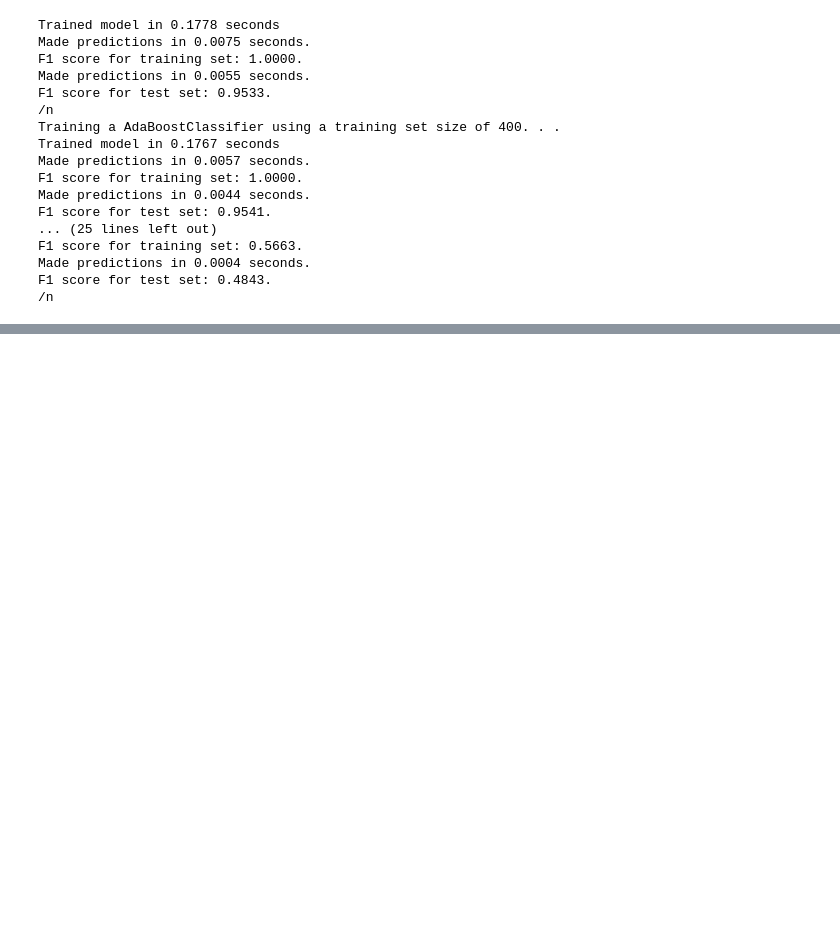
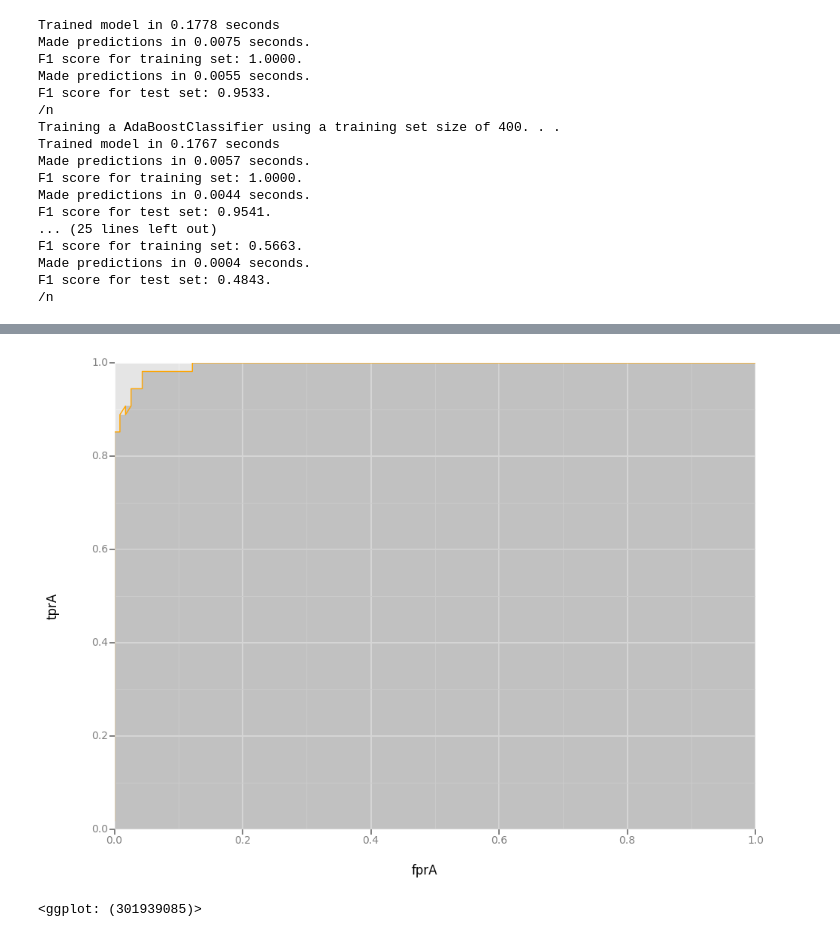
Before and after one commit to bora-pajo/breast-cancer-prediction, a Jupyter notebook: breast_cancer_clean.ipynb, the cells around one changed output, grey strips where cells are left out. Saved outputs shown, nothing was run; the diff lists cells and outputs as text; code cells hidden in the pictures; blank space fills up the shorter version.

```diff
--- a/breast_cancer_clean.ipynb
+++ b/breast_cancer_clean.ipynb
@@ -317,0 +393,6 @@ from sklearn.grid_search import GridSearchCV
+# %%
+auc = metrics.auc(fprA,tprA)
+ggplot(df, aes(x='fprA', y='tprA')) + geom_area(alpha=0.2) + geom_line(aes(y='tprA', colour = 'orange'))
+# %% [output]
+[figure, added]
+<ggplot: (301939085)>
```
Also changed, not shown: parts of 12 cells of this notebook.
